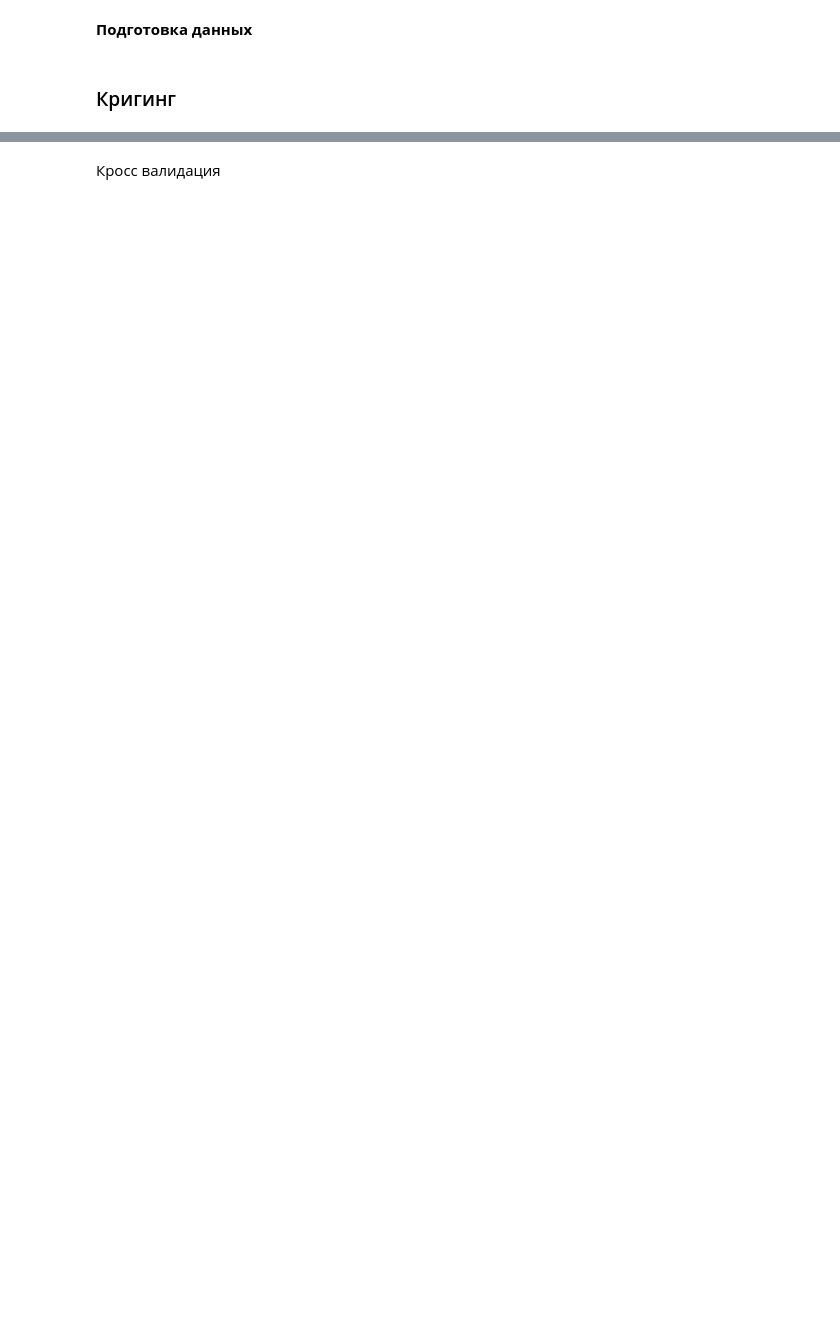
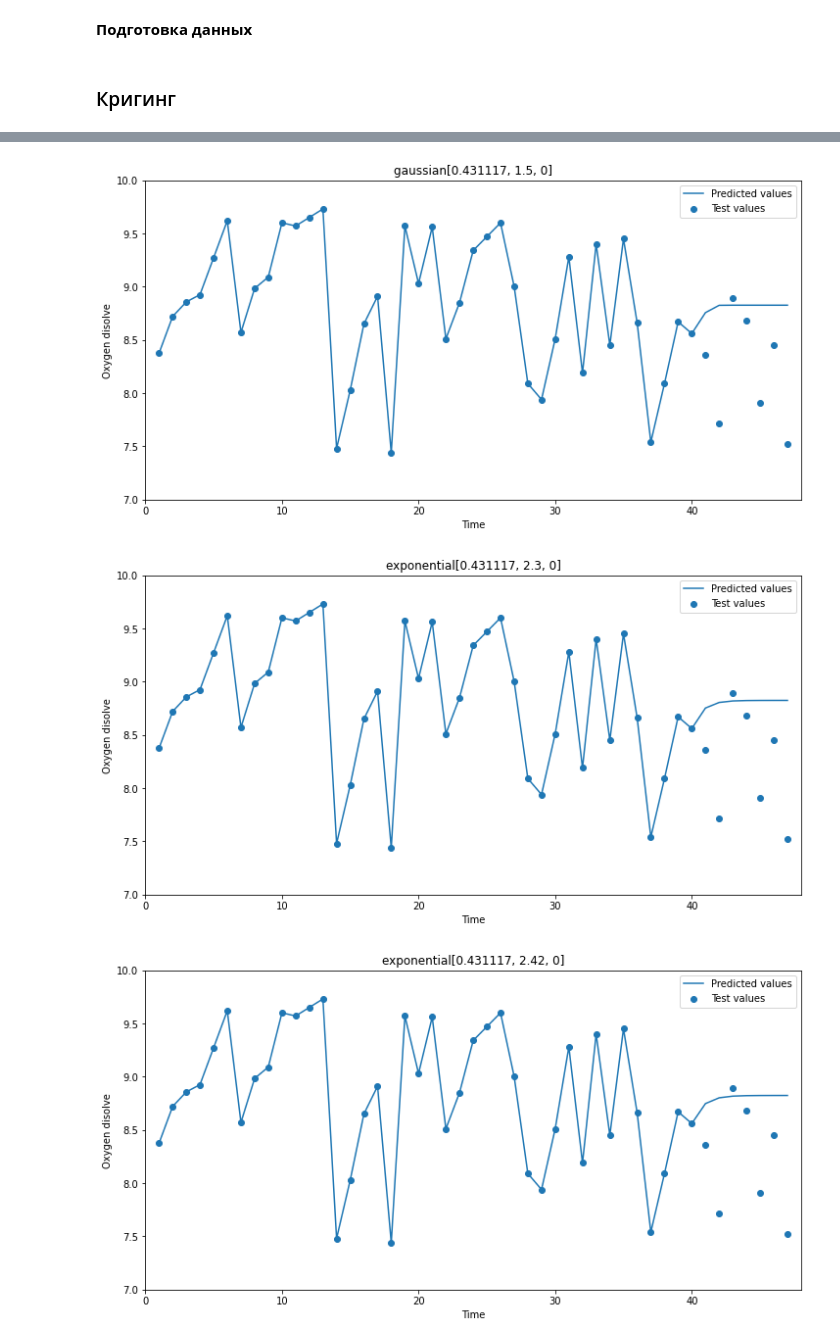
Before and after one commit to nktrn/oxygen_dissolve, a Jupyter notebook: Course work.ipynb, the cells around one changed output, grey strips where cells are left out. Saved outputs shown, nothing was run; the diff lists cells and outputs as text; code cells hidden in the pictures; blank space fills up the shorter version.

```diff
--- a/Course work.ipynb
+++ b/Course work.ipynb
@@ -410,6 +420,6 @@ models_view(variogram_models)
 # %%
 from pykrige import OrdinaryKriging
-plt.style.use("ggplot")
+#plt.style.use("ggplot")
 # %% [markdown]
 **Подготовка данных**
 # %%
@@ -457,17 +467,2 @@ def kriging(X_train, y_train, X_test, y_test, model_name, params):
 # %% [markdown]
 ### Кригинг
-# %%
-kriging_models = [
-    [X_train, y_train, X_test, y_test,
-     'gaussian', {'sill': 0.431117, 'range': 1.5, 'nugget': 0}],
-    [X_train, y_train, X_test, y_test,
-       'exponential', {'sill': 0.431117, 'range': 2.3, 'nugget': 0}],
-    [X_train, y_train, X_test, y_test,
-       'exponential', {'sill': 0.431117, 'range': 2.42, 'nugget': 0}],
-    [X_train, y_train, X_test, y_test,
-       'exponential', {'sill': 0.163, 'range': 7, 'nugget': 0.268}],
-    [X_train, y_train, X_test, y_test,
-       'linear', {'slope': 0.431117, 'nugget': 0}],
-    [X_train, y_train, X_test, y_test,
-       'linear', {'slope': 0.05435, 'nugget': 0.268064}]
-]
@@ -491,2 +469,35 @@ pd.concat(errors_table_kriging, axis=1)
-# %% [markdown]
-Кросс валидация
+# %%
+errors_table_kriging = []
+
+def kriging(X_train, y_train, X_test, y_test, model_name, params):
+
+    model = OrdinaryKriging(X_train, np.zeros(X_train.shape), y_train,
+                     variogram_model=model_name,
+                     variogram_parameters=params)
+
+    y_pred, y_std = model.execute("grid", list(X_train) + list(X_test), np.array([0.0]))
+
+    y_pred = np.squeeze(y_pred)
+    y_std = np.squeeze(y_std)
+
+    plot_kriging(list(X_train) + list(X_test), list(y_train) + list(y_test), y_pred, y_std, model_name + str(list(params.values())))
+    errors_table_kriging.append(errors_table(model_name + str(list(params.values())), y_test, y_pred[len(y_train):]))
+    return y_std**2, model_name + str(list(params.values()))
+# Кригинг
+variance_predicted_kriging = [kriging(*i) for i in kriging_models]
+# Отрисовка дисперсий ошибок
+fig, ax = plt.subplots(figsize=(12,6))
+legends_var_kriging = []
+for var in variance_predicted_kriging:
+    ax.plot(var[0]);
+    legends_var_kriging.append(var[1]);
+ax.legend(legends_var_kriging);
+ax.set_title('Дисперсии ошибок');
+ax.set_xlim(39, 48)
+ax.set_ylim(0, 2)
+
+pd.concat(errors_table_kriging, axis=1).head()
+# %% [output]
+[figure, added]
+[figure, added]
+[figure, added]
```
Also changed, not shown: parts of 23 cells of this notebook.
